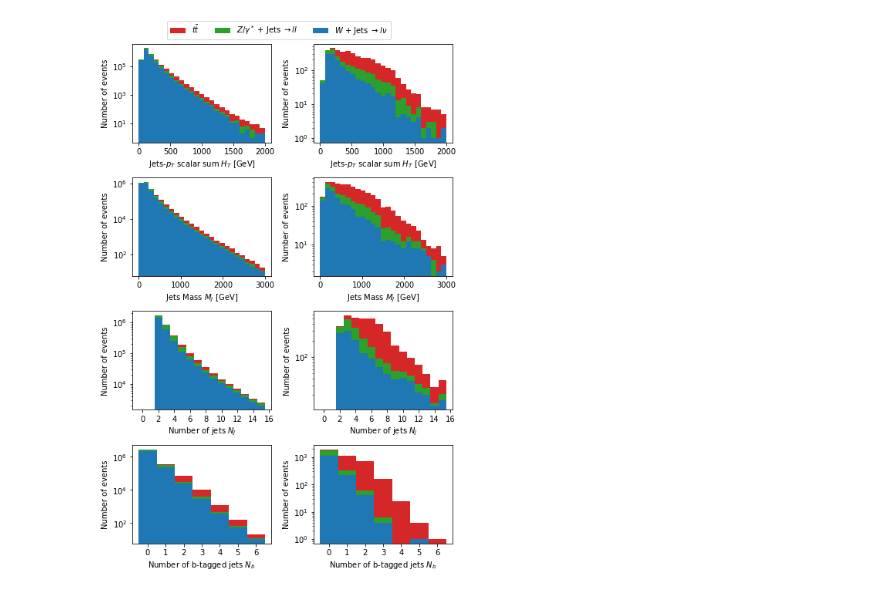
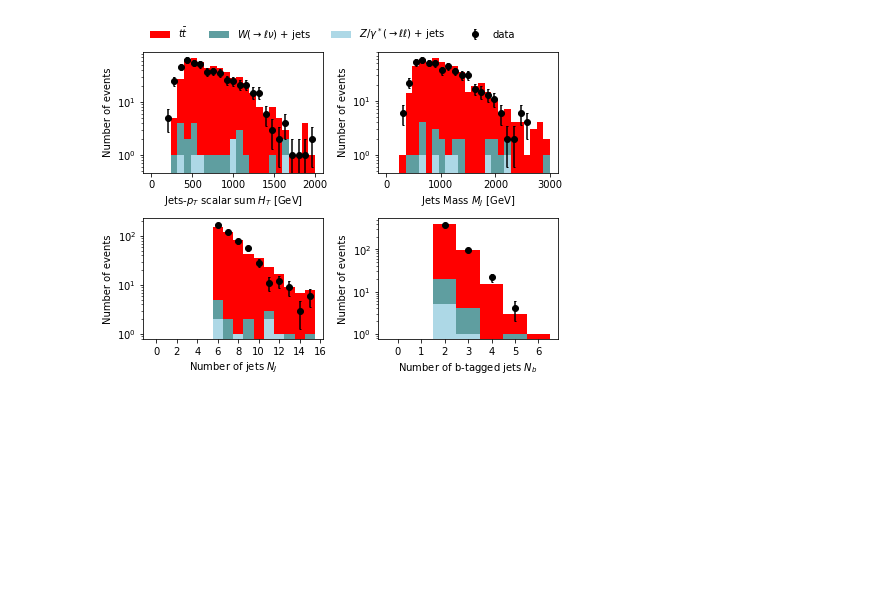
Before and after one commit to oliverkn/alad-for-lhc, a Jupyter notebook: top_rediscovery/plots_paper.ipynb, the cells around one changed output. Drawn from its saved outputs; the diff is of its cells as text; code cells hidden in the pictures; blank space fills up the shorter version.

```diff
--- a/top_rediscovery/plots_paper.ipynb
+++ b/top_rediscovery/plots_paper.ipynb
@@ -10,7 +11,7 @@ from uncertainties import unumpy, ufloat
 data = pickle.load(open('output/plot_data.pkl', 'rb'))
 hist_settings = pickle.load(open('output/hist_settings.pkl', 'rb'))
 # %%
-output_dir = 'output/'
+output_dir = 'plots_paper/'
 
 feature_list = ['HT', 'mass_jet', 'n_jet', 'n_bjet']
 background_plot_list = ['W', 'DY', 'ttbar']
@@ -24,14 +25,15 @@ color_dict['ttbar']='tab:red'
 color_dict['data']='tab:purple'
 
 label_dict = {}
-label_dict['W'] = r'$W$ + Jets $\rightarrow l\nu$'
-label_dict['DY'] = r'$Z/\gamma^*$ + Jets $\rightarrow ll$'
+label_dict['W'] = r'$W(\rightarrow \ell\nu)$ + jets'
+label_dict['DY'] = r'$Z/\gamma^*(\rightarrow \ell\ell)$ + jets'
 label_dict['ttbar'] = r'$t\bar{t}$'
 
 all_log = True
 
 n_features = len(feature_list)
 # %%
+# FIXED FIG 7
 fig, ax_arr = plt.subplots(n_features, 2, figsize=(2 * 1.3 * plot_size, n_features * plot_size))
 
 for col, feature in enumerate(feature_list):
@@ -43,14 +45,14 @@ for col, feature in enumerate(feature_list):
         x_list = []
         bin_edges = None
         weights_list = []
-        color_list = []
+        color_list = ['lightblue','cadetblue','red']
         label_list = []
-        for proc in ['W', 'DY']:
+        for proc in ['DY', 'W', 'ttbar']:
             hist = data[cut][proc]
             bin_edges = hist[feature].bin_edges
             x_list.append(hist[feature].bin_edges[:-1])
             weights_list.append(hist[feature].bin_content)
-            color_list.append(color_dict[proc])
+            #color_list.append(color_dict[proc])
             label_list.append(label_dict[proc])
 
         ax.hist(x_list, bin_edges, weights=weights_list,
@@ -69,7 +71,7 @@ for col, feature in enumerate(feature_list):
             ax.set_yscale(f_setting['yscale'])
 
 handles, labels = ax_arr[0,0].get_legend_handles_labels()
-fig.legend(handles, labels, loc = 'upper center', ncol=4)
+fig.legend(handles, labels, loc = 'upper center', ncol=4, frameon=False)
 
 plt.tight_layout(pad=0.4, w_pad=1.0, h_pad=1.0, rect=(0,0,1,0.96))
 plt.savefig(output_dir + '/mc_b.pdf')
@@ -114,45 +180,55 @@ plt.show()
 # %%
-fig, ax_arr = plt.subplots(n_features, 2, figsize=(2 * 1.3 * plot_size, n_features * plot_size))
+fig, ax_arr = plt.subplots(2, n_features//2, figsize=(2 * 1.3 * plot_size, 2* plot_size))
 
+cut = 'pre-ano_q_bs-pos'
 for col, feature in enumerate(feature_list):
+    ax = ax_arr[col//2, col%2]
     f_setting = hist_settings[feature]
-    for row, cut in enumerate(['pre-', 'pre-anoscore']):
-        ax = ax_arr[col, row]
 
-        # plot background stacked
-        x_list = []
-        bin_edges = None
-        weights_list = []
-        color_list = []
-        label_list = []
-        for proc in ['W', 'DY', 'ttbar']:
-            hist = data[cut][proc]
-            bin_edges = hist[feature].bin_edges
-            x_list.append(hist[feature].bin_edges[:-1])
-            weights_list.append(hist[feature].bin_content)
-            color_list.append(color_dict[proc])
-            label_list.append(label_dict[proc])
+    # plot background stacked
+    x_list = []
+    bin_edges = None
+    weights_list = []
+    color_list = ['lightblue','cadetblue','red']
+    label_list = []
 
-        ax.hist(x_list, bin_edges, weights=weights_list,
-                stacked=True, histtype='stepfilled', color=color_list, label=label_list)#, density=True)
+    for proc in ['DY', 'W', 'ttbar']:
+        hist = data[cut][proc]
+        bin_edges = hist[feature].bin_edges
+        x_list.append(hist[feature].bin_edges[:-1])
+        weights_list.append(hist[feature].bin_content)
+        #color_list.append(color_dict[proc])
+        label_list.append(label_dict[proc])
 
-        # axis settings
-        ax.set_xlabel(f_setting['symbol'])
-        ax.set_ylabel('Number of events')
+    ax.hist(x_list, bin_edges, weights=weights_list,
+            stacked=True, histtype='stepfilled', color=color_list, label=label_list)#, density=True)
 
-        if f_setting['int']:
-            ax.xaxis.set_major_locator(MaxNLocator(integer=True))
+    hist_data_f = data[cut]['data'][feature]
+    bin_edges = hist_data_f.bin_edges
+    bin_centers = (bin_edges[:-1]+bin_edges[1:])/2
+    bin_content = hist_data_f.bin_content
 
-        if all_log:
-            ax.set_yscale('log')
-        else:
-            ax.set_yscale(f_setting['yscale'])
+    ax.errorbar(bin_centers, bin_content, yerr=np.sqrt(bin_content),
+                fmt='o', color='black', capsize=1, label='data')
+
+    # axis settings
+    if all_log:
+        ax.set_yscale('log')
+    else:
+        ax.set_yscale(f_setting['yscale'])
+
+
+    if f_setting['int']:
+        ax.xaxis.set_major_locator(MaxNLocator(integer=True))
+
+    ax.set_xlabel(f_setting['symbol'])
+    ax.set_ylabel('Number of events')
 
 handles, labels = ax_arr[0,0].get_legend_handles_labels()
-fig.legend(handles, labels, loc = 'upper center', ncol=4)
+fig.legend(handles, labels, loc = 'upper center', ncol=4, frameon=False)
 
-plt.tight_layout(pad=0.4, w_pad=1.0, h_pad=1.0, rect=(0,0,1,0.96))
-plt.savefig(output_dir + '/mc_tt.pdf')
+plt.tight_layout(pad=0.4, w_pad=1.0, h_pad=1.0, rect=(0,0,1,0.92))
+plt.savefig(output_dir + '/post_tt.pdf')
 plt.show()
 # %% [output]
-[figure, old version]
+[figure, new version]
```
Also changed, not shown: parts of 7 cells of this notebook, 11 other files.
